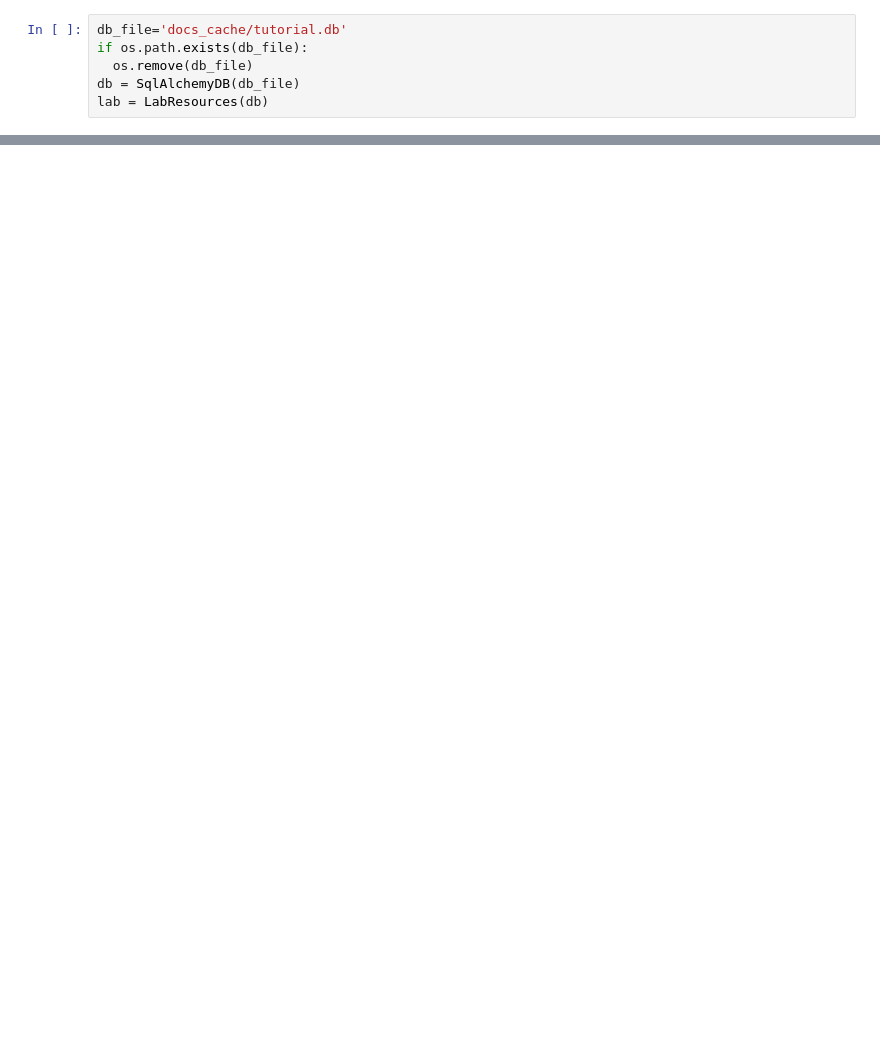
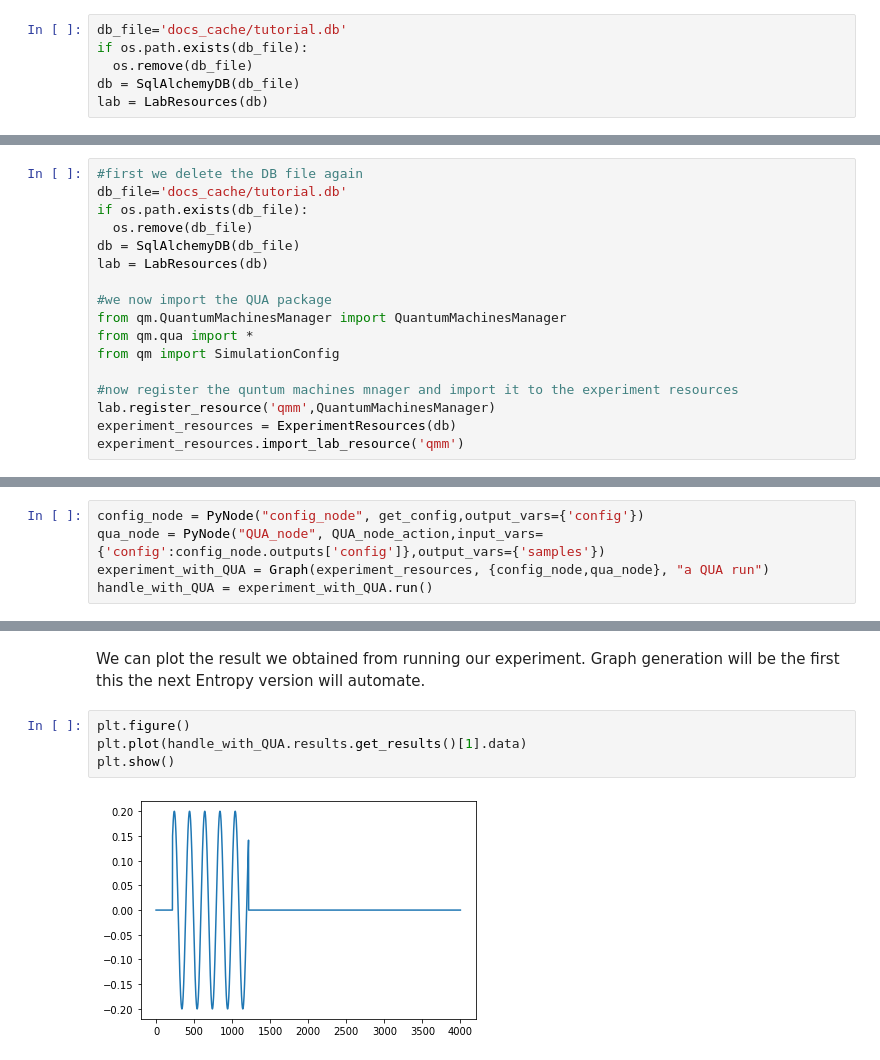
Before and after one commit to entropy-lab/entropy, a Jupyter notebook: docs/Intro.ipynb, the cells around one changed output, grey strips where cells are left out. Drawn from its saved outputs; the diff is of its cells as text; blank space fills up the shorter version.

```diff
--- a/docs/Intro.ipynb
+++ b/docs/Intro.ipynb
@@ -384,0 +308,17 @@ db.get_results()
+# %%
+#first we delete the DB file again
+db_file='docs_cache/tutorial.db'
+if os.path.exists(db_file):
+  os.remove(db_file)
+db = SqlAlchemyDB(db_file)
+lab = LabResources(db)
+
+#we now import the QUA package
+from qm.QuantumMachinesManager import QuantumMachinesManager
+from qm.qua import *
+from qm import SimulationConfig
+
+#now register the quntum machines mnager and import it to the experiment resources
+lab.register_resource('qmm',QuantumMachinesManager)
+experiment_resources = ExperimentResources(db)
+experiment_resources.import_lab_resource('qmm')
@@ -384,0 +375,5 @@ db.get_results()
+# %%
+config_node = PyNode("config_node", get_config,output_vars={'config'})
+qua_node = PyNode("QUA_node", QUA_node_action,input_vars={'config':config_node.outputs['config']},output_vars={'samples'})
+experiment_with_QUA = Graph(experiment_resources, {config_node,qua_node}, "a QUA run")
+handle_with_QUA = experiment_with_QUA.run()
@@ -384,0 +389,8 @@ db.get_results()
+# %% [markdown]
+We can plot the result we obtained from running our experiment. Graph generation will be the first this the next Entropy version will automate.
+# %%
+plt.figure()
+plt.plot(handle_with_QUA.results.get_results()[1].data)
+plt.show()
+# %% [output]
+[figure, added]
```
Also changed, not shown: parts of 24 cells of this notebook, 1 other file.
